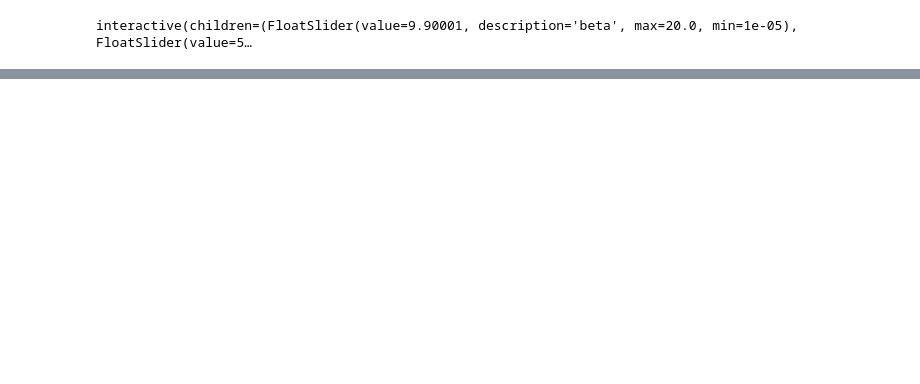
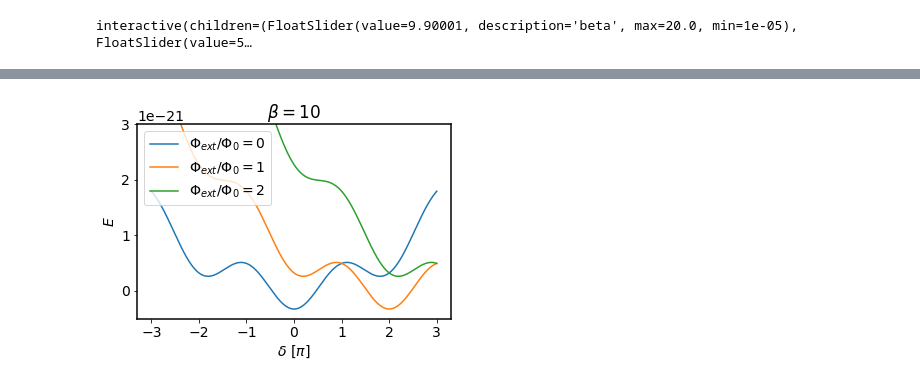
Before and after one commit to donfuge/supra_plots, a Jupyter notebook: SQUID_plots.ipynb, the cells around one changed output, grey strips where cells are left out. Drawn from its saved outputs; the diff is of its cells as text; code cells hidden in the pictures; blank space fills up the shorter version.

```diff
--- a/SQUID_plots.ipynb
+++ b/SQUID_plots.ipynb
@@ -175,3 +176,29 @@ import matplotlib.animation as animation
 
 FFwriter = animation.FFMpegWriter(fps=50)
 anim.save('animation.mp4', writer = FFwriter)
+# %%
+%matplotlib inline
+set_mpl_params()
+
+fig, ax = plt.subplots(figsize=(5.6,4))
+
+
+Phi_rels = [0, 1, 2]
+beta = 10
+
+w = 3
+phi_range = np.linspace(-w*np.pi, w*np.pi, 1000)
+
+
+for Phi_rel in Phi_rels:
+    plt.plot(phi_range/np.pi,  U(phi_range, Phi_rel=Phi_rel, beta=beta), label=r'$\Phi_{ext} / \Phi_{0}=$'+str(Phi_rel))
+
+plt.xlabel('$\delta~ [\pi]$')
+plt.ylabel('$E$')
+plt.ylim([-0.5e-21, 3e-21])
+plt.title(r'$\beta=$'+str(beta))
+
+plt.legend(loc="upper left")
+plt.tight_layout()
+# %% [output]
+[figure, added]
```
Also changed, not shown: parts of 5 cells of this notebook.
